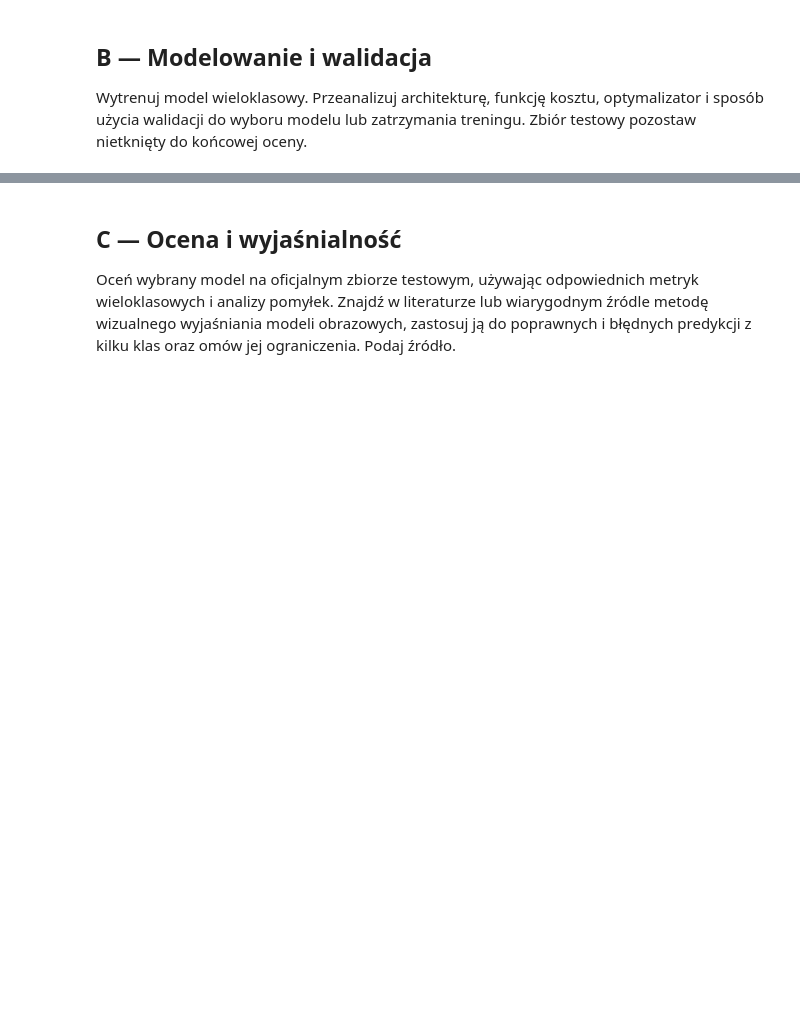
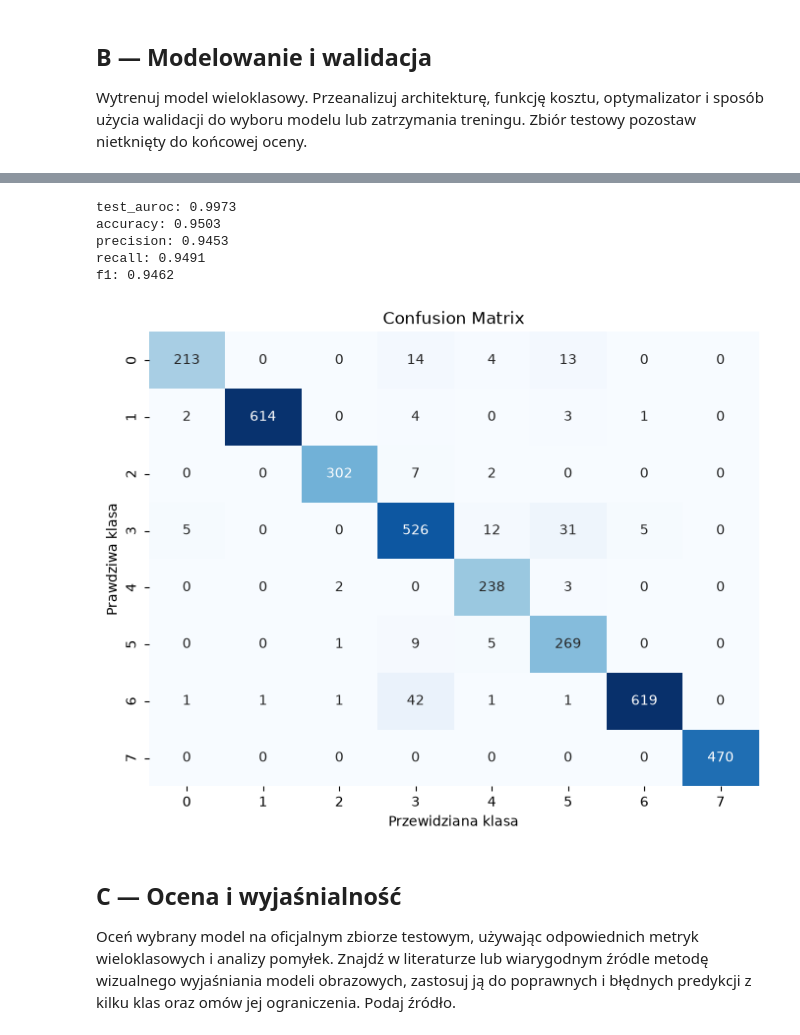
Before and after one commit to juliet2112/Rekrutacja-AI-Med-2026-2027, a Jupyter notebook: Zadanie-2A/Rozwiązanie-2A.ipynb, the cells around one changed output, grey strips where cells are left out. Drawn from its saved outputs; the diff is of its cells as text; code cells hidden in the pictures; blank space fills up the shorter version.

Commit message:
add cnn network model and results vizualization

```diff
--- a/Zadanie-2A/Rozwiązanie-2A.ipynb
+++ b/Zadanie-2A/Rozwiązanie-2A.ipynb
@@ -129,11 +150,17 @@ Czy każdy obraz ma wymiar 28x28x3? True
 # %%
-m = X_train.mean(axis=(0,1,2))
-s = X_train.std(axis=(0,1,2))
+m = X_train.mean(axis=(0,1,2))/255.0
+s = X_train.std(axis=(0,1,2))/255.0
 
 train_transform = transforms.Compose([
+    transforms.ToPILImage(),
     transforms.RandomHorizontalFlip(p=0.5),
     transforms.RandomVerticalFlip(p=0.5),
     transforms.RandomRotation(degrees=30),
     transforms.ToTensor(),
     transforms.Normalize(mean=[m[0],m[1],m[2]], std=[s[0],s[1],s[2]])
 ])
+
+val_transform = transforms.Compose([
+    transforms.ToTensor(),
+    transforms.Normalize(mean=[m[0],m[1],m[2]], std=[s[0],s[1],s[2]])
+])
@@ -143,0 +318,8 @@ Wytrenuj model wieloklasowy. Przeanalizuj architekturę, funkcję kosztu, optyma
+# %%
+combined_dataset = ConcatDataset([train_dataset,valid_dataset])
+
+final_loader = DataLoader(
+    combined_dataset,
+    batch_size=64,
+    shuffle=True
+)
@@ -144,3 +367,41 @@ Wytrenuj model wieloklasowy. Przeanalizuj architekturę, funkcję kosztu, optyma
+# %%
+model.eval()
+correct = 0
+total = 0
+y_pred = []
+y_probs = []
+with torch.no_grad():
+    for batch_x, batch_y in test_loader:
+        batch_x, batch_y = batch_x.to(device), batch_y.to(device)
+        output = model(batch_x)
+        _, predicted = torch.max(output.data, 1)
+        y_pred.append(predicted.cpu())
+        y_probs.append( (F.softmax(output, dim=1).cpu()))
+        total += batch_y.size(0)
+        correct += (predicted == batch_y).sum().item()
+
+y_pred = torch.cat(y_pred)
+y_probs = torch.cat(y_probs).numpy()
+
+cm = confusion_matrix(y_test, y_pred)
+metrics = {
+        "test_auroc": roc_auc_score(y_test, y_probs, multi_class='ovr', average='macro'),
+        "accuracy": accuracy_score(y_test, y_pred),
+        "precision": precision_score(y_test, y_pred, average='macro', zero_division=0),
+        "recall": recall_score(y_test, y_pred, average='macro'),
+        "f1": f1_score(y_test, y_pred, average='macro'),
+}
+for name, value in metrics.items():
+  print(f"{name}: {value:.4f}")
+
+plot_confusion_matrix(cm)
+# %% [output]
+test_auroc: 0.9973
+accuracy: 0.9503
+precision: 0.9453
+recall: 0.9491
+f1: 0.9462
+[figure, added]
 # %% [markdown]
 ## C — Ocena i wyjaśnialność
 
```
Also changed, not shown: parts of 19 cells of this notebook.
